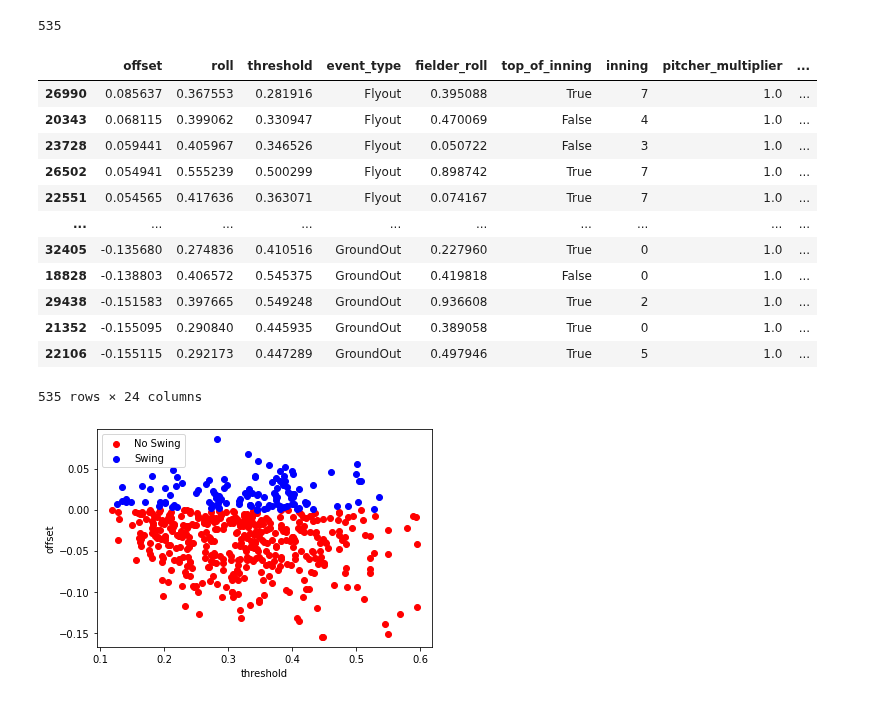
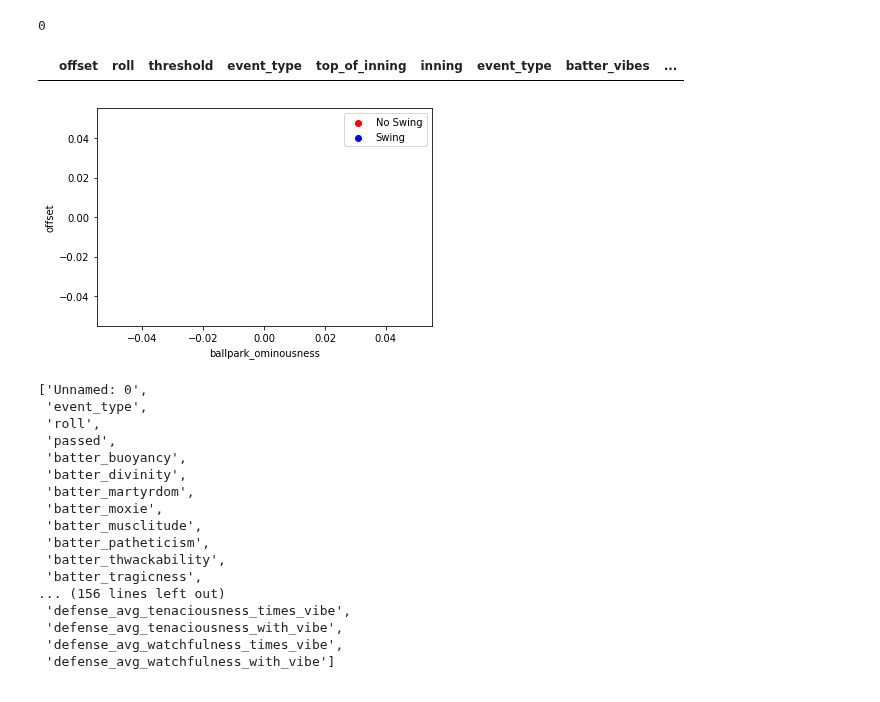
Before and after one commit to xSke/resim, a Jupyter notebook: find_roll_formula_fly.ipynb, the cells around one changed output. Cells and saved outputs as stored; diff of their text form; code cells hidden in the pictures.

Commit message:
Solved flyout/ground out roll

```diff
--- a/find_roll_formula_fly.ipynb
+++ b/find_roll_formula_fly.ipynb
@@ -11,6 +11,6 @@ all_files = glob.glob("roll_data/*-fly.csv")
 df = pd.concat((pd.read_csv(f) for f in all_files), ignore_index=True)
 
 season = 14
-df = df[df['season'] == season]
+# df = df[df['season'] == season]
 len(df)
 # %% [output]
@@ -136,10 +116,9 @@ sorted(zip(coef_list, X.columns), key=lambda x: abs(x[0]), reverse=True)
 # %%
-# dfc['threshold'] = 0.16-(
-#      -0.2776083943255873 * dfc['batter_buoyancy_with_vibe']
-#      -0.10076177945700408 * dfc['ballpark_elongation']
-#      +0.07782492861928512 * dfc['ballpark_ominousness']
-#      +0.05186526153248099 * dfc['ballpark_viscosity']
-# )
+dfc['threshold_rounded'] = 0.18-(
+     -0.3 * dfc['batter_buoyancy']
+     +0.16 * dfc['batter_suppression']
+     +0.1 * (dfc['ballpark_ominousness'] - 0.5)
+)
 
 dfc['threshold'] = -intercept_scaled[0]
 print(-intercept_scaled)
@@ -149,7 +128,7 @@ for pair in zip(-np.array(coef_list), X.columns):
         dfc['threshold'] += pair[0] * dfc[pair[1]]
 
 # x_val = "day"
-x_val = "threshold"
+x_val = "threshold_rounded"
 fig, ax = plt.subplots(1, figsize=(10, 6))
 ax.scatter(dfc[~dfc['passed']][x_val], dfc[~dfc['passed']]["roll"], color="red",
            label="Ground out", marker=CARETRIGHTBASE)
@@ -175,37 +151,44 @@ ax.legend()
 # %%
-dfc["offset"] = dfc["roll"] - dfc["threshold"]
+dfc["offset"] = dfc["roll"] - dfc["threshold_rounded"]
 outliers = dfc[(dfc["passed"] & (dfc["offset"] >= 0)) | (~dfc["passed"] & (dfc["offset"] <= 0))]
 
 fig, ax = plt.subplots(1)
-x_val = "threshold"
+x_val = "ballpark_ominousness"
 ax.scatter(outliers[~outliers['passed']][x_val], outliers[~outliers['passed']]["offset"], color="red", label="No Swing")
 ax.scatter(outliers[outliers['passed']][x_val], outliers[outliers['passed']]["offset"], color="blue", label="Swing")
 ax.set_xlabel(x_val)
 ax.set_ylabel('offset')
 ax.legend()
 
 table = outliers
 print(len(table))
-table[["offset", "roll", "threshold", "event_type", "fielder_roll", "top_of_inning", "inning",
-       "pitcher_multiplier", "batter_multiplier", "baserunner_count", "event_type",
-       "batter_vibes", "pitcher_vibes",
-       "pitcher_ruthlessness", "batter_musclitude",
+table[["offset", "roll", "threshold", "event_type", "top_of_inning", "inning",
+       "event_type", "batter_vibes", "pitcher_vibes",
+       "ballpark_viscosity", "batter_musclitude",
        "batter_name", "pitcher_name", "batter_mods", "pitcher_mods",
        "batting_team_mods", "pitching_team_mods", "day",  "game_id", "play_count"]].sort_values('offset', ascending=False)
 # len(table)
 # %% [output]
-535
+0
-|  | offset | roll | threshold | event_type | fielder_roll | top_of_inning | inning | pitcher_multiplier | ... |
-| 26990 | 0.085637 | 0.367553 | 0.281916 | Flyout | 0.395088 | True | 7 | 1.0 | ... |
-| 20343 | 0.068115 | 0.399062 | 0.330947 | Flyout | 0.470069 | False | 4 | 1.0 | ... |
-| 23728 | 0.059441 | 0.405967 | 0.346526 | Flyout | 0.050722 | False | 3 | 1.0 | ... |
-| 26502 | 0.054941 | 0.555239 | 0.500299 | Flyout | 0.898742 | True | 7 | 1.0 | ... |
-| 22551 | 0.054565 | 0.417636 | 0.363071 | Flyout | 0.074167 | True | 7 | 1.0 | ... |
-| ... | ... | ... | ... | ... | ... | ... | ... | ... | ... |
-| 32405 | -0.135680 | 0.274836 | 0.410516 | GroundOut | 0.227960 | True | 0 | 1.0 | ... |
-| 18828 | -0.138803 | 0.406572 | 0.545375 | GroundOut | 0.419818 | False | 0 | 1.0 | ... |
-| 29438 | -0.151583 | 0.397665 | 0.549248 | GroundOut | 0.936608 | True | 2 | 1.0 | ... |
-| 21352 | -0.155095 | 0.290840 | 0.445935 | GroundOut | 0.389058 | True | 0 | 1.0 | ... |
-| 22106 | -0.155115 | 0.292173 | 0.447289 | GroundOut | 0.497946 | True | 5 | 1.0 | ... |
+|  | offset | roll | threshold | event_type | top_of_inning | inning | event_type | batter_vibes | ... |
-535 rows × 24 columns
-[figure, old version]
+[figure, new version]
+# %%
+list(df.columns)
+# %% [output]
+['Unnamed: 0',
+ 'event_type',
+ 'roll',
+ 'passed',
+ 'batter_buoyancy',
+ 'batter_divinity',
+ 'batter_martyrdom',
+ 'batter_moxie',
+ 'batter_musclitude',
+ 'batter_patheticism',
+ 'batter_thwackability',
+ 'batter_tragicness',
+... (156 lines left out)
+ 'defense_avg_tenaciousness_times_vibe',
+ 'defense_avg_tenaciousness_with_vibe',
+ 'defense_avg_watchfulness_times_vibe',
+ 'defense_avg_watchfulness_with_vibe']
```
Also changed, not shown: parts of 7 cells of this notebook, 1 other file.
